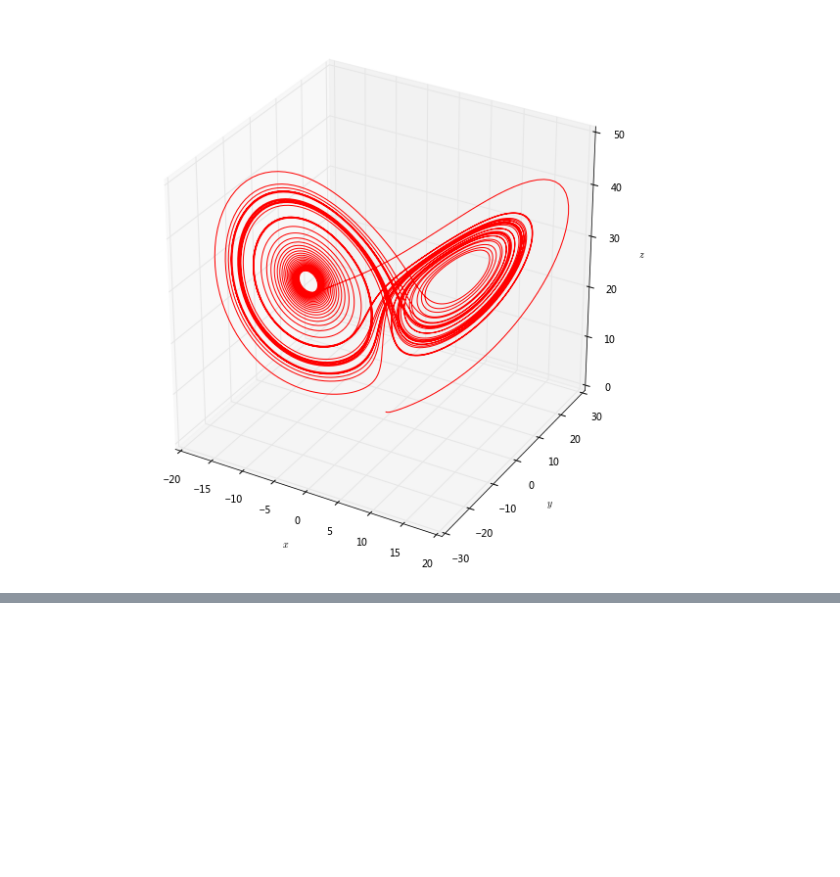
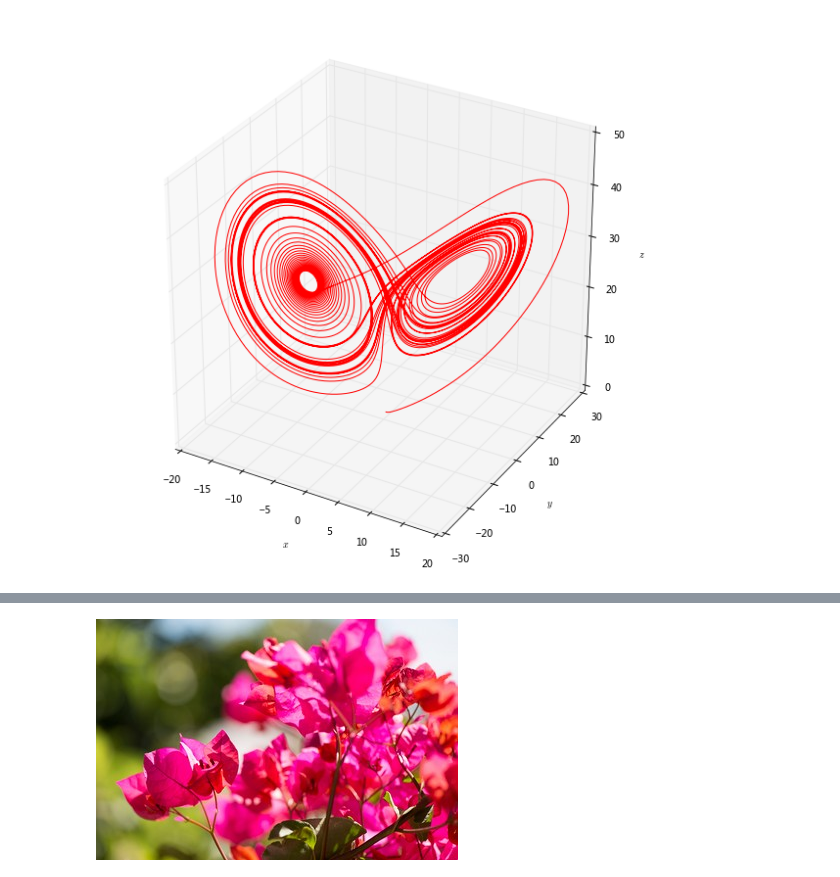
Before and after one commit to akiniwa/hobby, a Jupyter notebook: python/p.notebook/ch2.ipynb, the cells around one changed output, grey strips where cells are left out. Drawn from its saved outputs; the diff is of its cells as text; code cells hidden in the pictures; blank space fills up the shorter version.

```diff
--- a/python/p.notebook/ch2.ipynb
+++ b/python/p.notebook/ch2.ipynb
@@ -327,0 +383,10 @@ plt.show()
+# %%
+# images and youtube videos
+from IPython.display import Image
+# Image('character.png')
+# img = Image('character.png')
+# to display the image
+# either use `img` or `display(img)`
+Image('http://www.imagesource.com/Doc/IS0/Media/TR5/7/7/f/4/IS09A9H4K.jpg')
+# %% [output]
+[figure, added]
```
Also changed, not shown: parts of 17 cells of this notebook, 5 other files.
